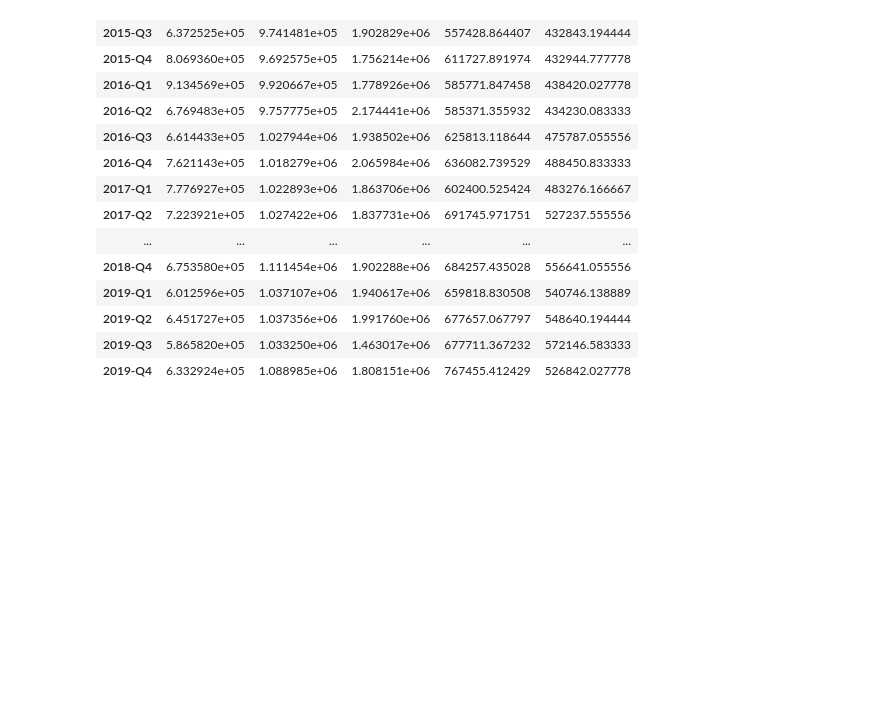
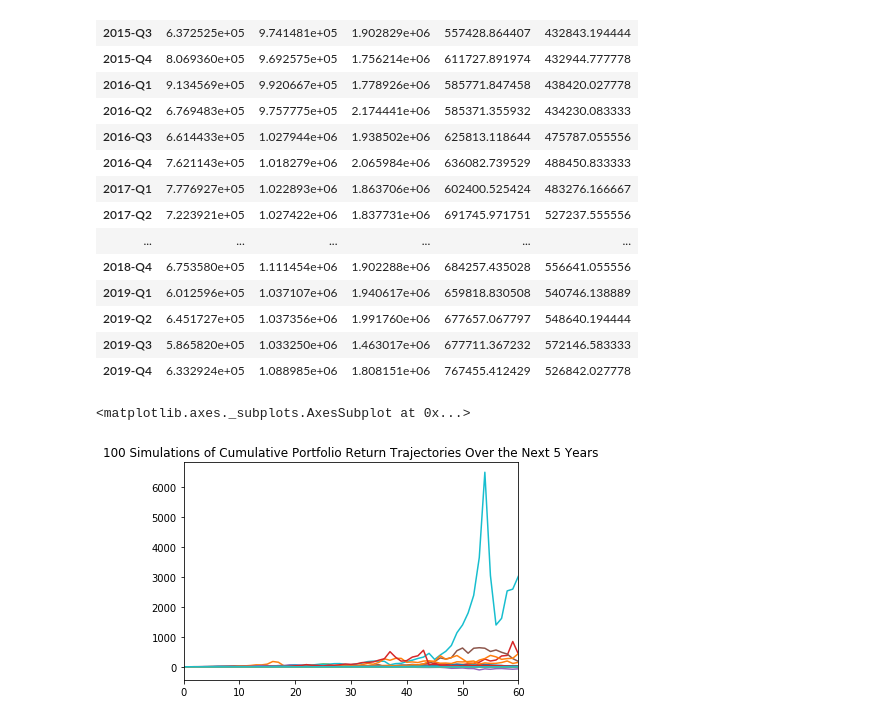
Before and after one commit to ShakedRj/NYC_Real_Estate, a Jupyter notebook: sale_analysis.ipynb, the cells around one changed output. Drawn from its saved outputs; the diff is of its cells as text; code cells hidden in the pictures; blank space fills up the shorter version.

```diff
--- a/sale_analysis.ipynb
+++ b/sale_analysis.ipynb
@@ -142,3 +128,32 @@ quarter_sale_df
 | 2019-Q2 | 6.451727e+05 | 1.037356e+06 | 1.991760e+06 | 677657.067797 | 548640.194444 |
 | 2019-Q3 | 5.865820e+05 | 1.033250e+06 | 1.463017e+06 | 677711.367232 | 572146.583333 |
 | 2019-Q4 | 6.332924e+05 | 1.088985e+06 | 1.808151e+06 | 767455.412429 | 526842.027778 |
+# %%
+monthly_returns=avg_sale_price_per_borough.pct_change()
+avg_mothly_return_bronx=monthly_returns.mean()['Bronx']
+avg_mothly_return_brooklyn=monthly_returns.mean()['Brooklyn']
+avg_mothly_return_manhattan=monthly_returns.mean()['Manhattan']
+avg_mothly_return_queens=monthly_returns.mean()['Queens']
+avg_mothly_return_staten_island=monthly_returns.mean()['Staten Island']
+# %%
+std_bronx=monthly_returns.std()['Bronx']
+std_brooklyn=monthly_returns.std()['Brooklyn']
+std_manhattan=monthly_returns.std()['Manhattan']
+std_queens=monthly_returns.std()['Queens']
+std_staten_island=monthly_returns.std()['Staten Island']
+# %%
+last_month_price_bronx=avg_sale_price_per_borough.iloc[-1][0]
+last_month_price_brooklyn=avg_sale_price_per_borough.iloc[-1][1]
+last_month_price_manhattan=avg_sale_price_per_borough.iloc[-1][2]
+last_month_price_queens=avg_sale_price_per_borough.iloc[-1][3]
+last_month_price_staten_island=avg_sale_price_per_borough.iloc[-1][4]
+# %%
+# Setup the Monte Carlo Parameters
+number_simulations = 100
+number_records = 12 * 5
+monte_carlo_manhattan=pd.DataFrame()
+monte_carlo_bronx=pd.DataFrame()
+monte_carlo_brooklyn=pd.DataFrame()
+monte_carlo_staten_island=pd.DataFrame()
+monte_carlo_queens=pd.DataFrame()
+simulated_price_df = pd.DataFrame()
@@ -144,0 +211,5 @@ quarter_sale_df
+# %%
+monte_carlo_bronx.plot(legend=None, title=plot_title)
+# %% [output]
+<matplotlib.axes._subplots.AxesSubplot at 0x...>
+[figure, added]
```
Also changed, not shown: parts of 7 cells of this notebook.
